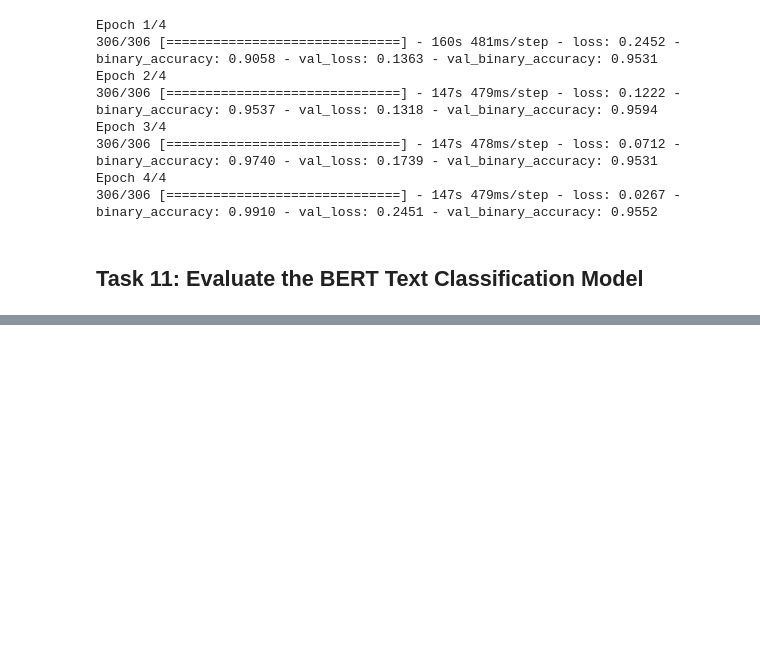
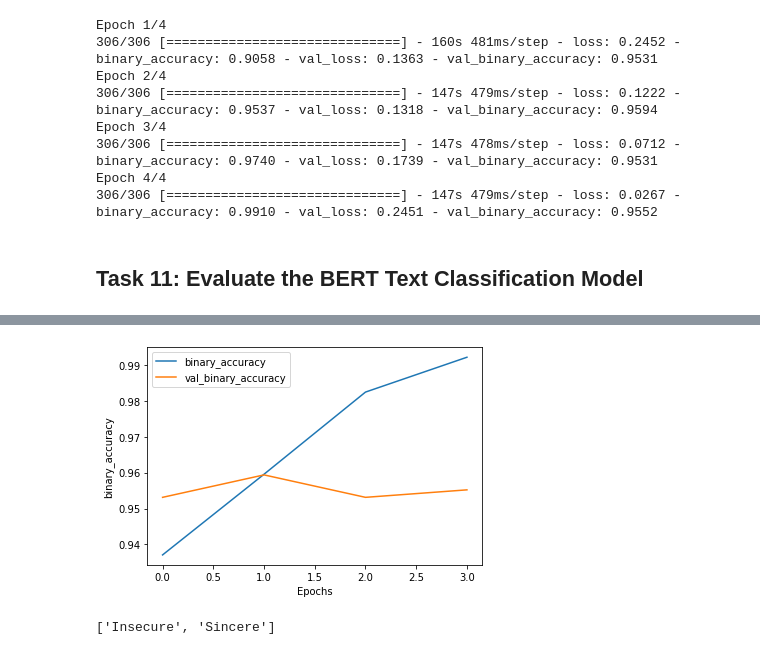
Before and after one commit to mathluva/BERT-TensorFlow, a Jupyter notebook: Fine_Tune_BERT_for_Text_Classification_with_TensorFlow.ipynb, the cells around one changed output, grey strips where cells are left out. Drawn from its saved outputs; the diff is of its cells as text; code cells hidden in the pictures; blank space fills up the shorter version.

Commit message:
practice with sample questions

```diff
--- a/Fine_Tune_BERT_for_Text_Classification_with_TensorFlow.ipynb
+++ b/Fine_Tune_BERT_for_Text_Classification_with_TensorFlow.ipynb
@@ -386,0 +391,14 @@ def plot_graphs(history, metric):
+# %%
+plot_graphs(history, 'binary_accuracy') #overfit
+# %% [output]
+[figure, added]
+# %%
+#practice examples
+sample_example = ["Are black women beautiful?", "How do you register to vote?"]
+test_data = tf.data.Dataset.from_tensor_slices((sample_example, [0] *len(sample_example)))
+test_data = (test_data.map(to_feature_map).batch(1))
+preds = model.predict(test_data)
+threshold = .4 #between 0 and 1
+['Insecure' if pred >=threshold else 'Sincere' for pred in preds]
+# %% [output]
+['Insecure', 'Sincere']
```
Also changed, not shown: parts of 1 cell of this notebook.
